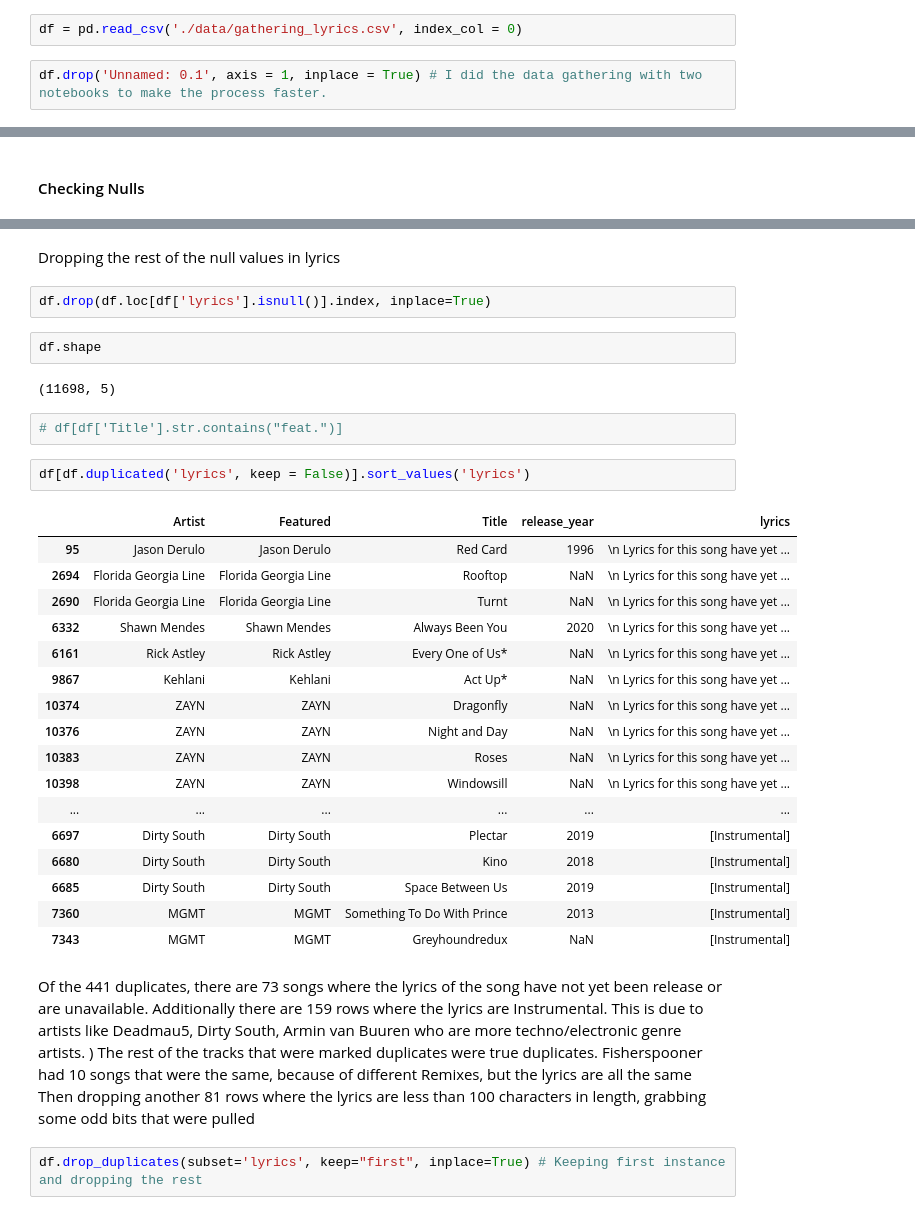
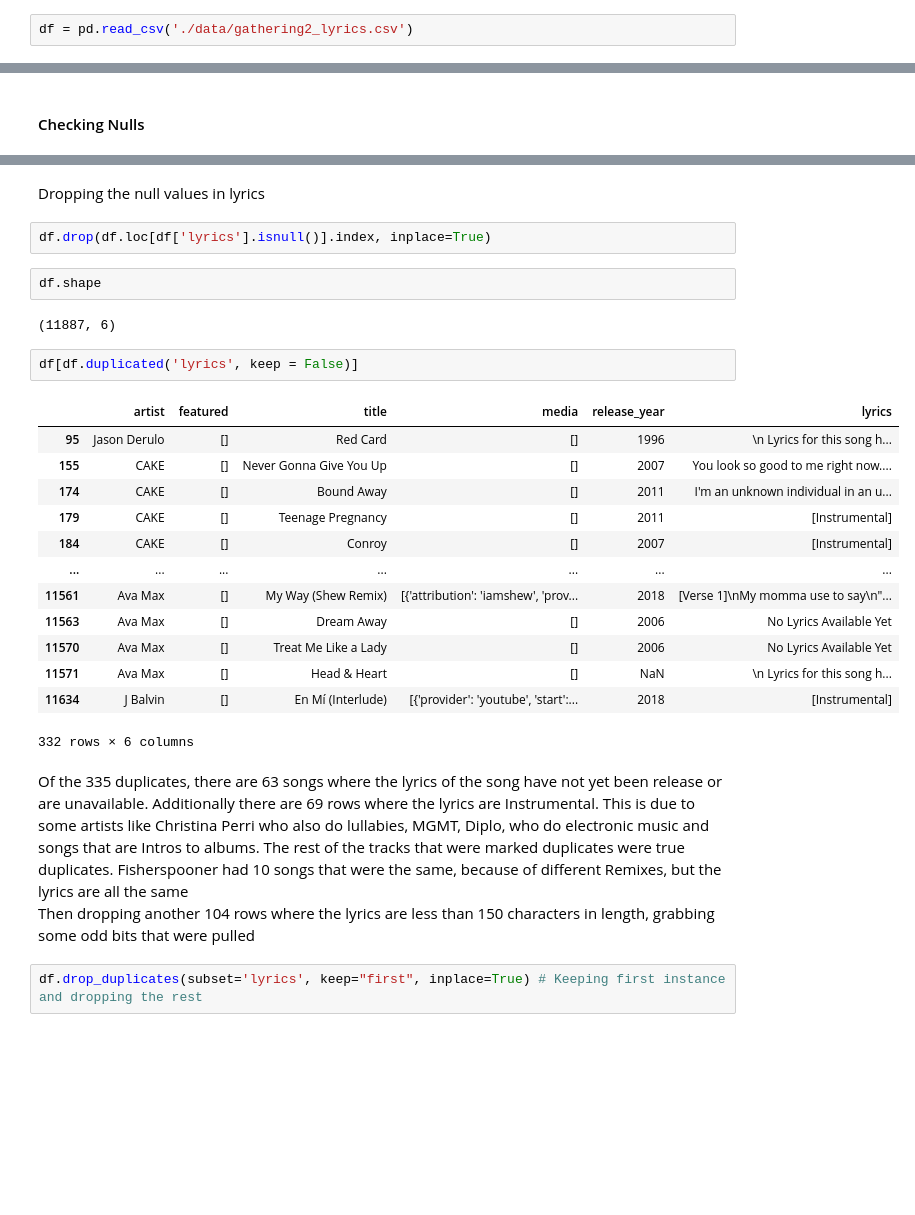
Before and after one commit to ArinkB/Predicting-Song-Skips, a Jupyter notebook: 2_Data Cleanup.ipynb, the cells around one changed output, grey strips where cells are left out. Cells and saved outputs as stored; diff of their text form; blank space fills up the shorter version.

Commit message:
featured column cleaned up

```diff
--- a/2_Data Cleanup.ipynb
+++ b/2_Data Cleanup.ipynb
@@ -14,9 +14,7 @@ import time
 import lyricsgenius # Lyricsgenious Library to use with Genius API
 from requests.exceptions import Timeout # To avoid timeout errors during pull
 # %%
-df = pd.read_csv('./data/gathering_lyrics.csv', index_col = 0)
+df = pd.read_csv('./data/gathering2_lyrics.csv')
-# %%
-df.drop('Unnamed: 0.1', axis = 1, inplace = True) # I did the data gathering with two notebooks to make the process faster.
 # %%
 df.head()
 # %% [output]
@@ -88,37 +69,31 @@ df.loc[(df['Artist'] == "The Proclaimers") & (df['Title'] == "After You’re Gon
 # %% [markdown]
-Dropping the rest of the null values in lyrics
+Dropping the null values in lyrics
 # %%
 df.drop(df.loc[df['lyrics'].isnull()].index, inplace=True)
 # %%
 df.shape
 # %% [output]
-(11698, 5)
+(11887, 6)
-# %%
-# df[df['Title'].str.contains("feat.")]
 # %%
-df[df.duplicated('lyrics', keep = False)].sort_values('lyrics')
+df[df.duplicated('lyrics', keep = False)]
 # %% [output]
-|  | Artist | Featured | Title | release_year | lyrics |
-| 95 | Jason Derulo | Jason Derulo | Red Card | 1996 | \n Lyrics for this song have yet ... |
-| 2694 | Florida Georgia Line | Florida Georgia Line | Rooftop | NaN | \n Lyrics for this song have yet ... |
-| 2690 | Florida Georgia Line | Florida Georgia Line | Turnt | NaN | \n Lyrics for this song have yet ... |
-| 6332 | Shawn Mendes | Shawn Mendes | Always Been You | 2020 | \n Lyrics for this song have yet ... |
-| 6161 | Rick Astley | Rick Astley | Every One of Us* | NaN | \n Lyrics for this song have yet ... |
-| 9867 | Kehlani | Kehlani | Act Up* | NaN | \n Lyrics for this song have yet ... |
-| 10374 | ZAYN | ZAYN | Dragonfly | NaN | \n Lyrics for this song have yet ... |
-| 10376 | ZAYN | ZAYN | Night and Day | NaN | \n Lyrics for this song have yet ... |
-| 10383 | ZAYN | ZAYN | Roses | NaN | \n Lyrics for this song have yet ... |
-| 10398 | ZAYN | ZAYN | Windowsill | NaN | \n Lyrics for this song have yet ... |
-| ... | ... | ... | ... | ... | ... |
-| 6697 | Dirty South | Dirty South | Plectar | 2019 | [Instrumental] |
-| 6680 | Dirty South | Dirty South | Kino | 2018 | [Instrumental] |
-| 6685 | Dirty South | Dirty South | Space Between Us | 2019 | [Instrumental] |
-| 7360 | MGMT | MGMT | Something To Do With Prince | 2013 | [Instrumental] |
-| 7343 | MGMT | MGMT | Greyhoundredux | NaN | [Instrumental] |
+|  | artist | featured | title | media | release_year | lyrics |
+| 95 | Jason Derulo | [] | Red Card | [] | 1996 | \n Lyrics for this song h... |
+| 155 | CAKE | [] | Never Gonna Give You Up | [] | 2007 | You look so good to me right now.... |
+| 174 | CAKE | [] | Bound Away | [] | 2011 | I'm an unknown individual in an u... |
+| 179 | CAKE | [] | Teenage Pregnancy | [] | 2011 | [Instrumental] |
+| 184 | CAKE | [] | Conroy | [] | 2007 | [Instrumental] |
+| ... | ... | ... | ... | ... | ... | ... |
+| 11561 | Ava Max | [] | My Way (Shew Remix) | [{'attribution': 'iamshew', 'prov... | 2018 | [Verse 1]\nMy momma use to say\n"... |
+| 11563 | Ava Max | [] | Dream Away | [] | 2006 | No Lyrics Available Yet |
+| 11570 | Ava Max | [] | Treat Me Like a Lady | [] | 2006 | No Lyrics Available Yet |
+| 11571 | Ava Max | [] | Head & Heart | [] | NaN | \n Lyrics for this song h... |
+| 11634 | J Balvin | [] | En Mí (Interlude) | [{'provider': 'youtube', 'start':... | 2018 | [Instrumental] |
+332 rows × 6 columns
 # %% [markdown]
-Of the 441 duplicates, there are 73 songs where the lyrics of the song have not yet been release or are unavailable. Additionally there are 159 rows where the lyrics are Instrumental. This is due to artists like Deadmau5, Dirty South, Armin van Buuren who are more techno/electronic genre artists. )
+Of the 335 duplicates, there are 63 songs where the lyrics of the song have not yet been release or are unavailable. Additionally there are 69 rows where the lyrics are Instrumental. This is due to some artists like Christina Perri who also do lullabies, MGMT, Diplo, who do electronic music and songs that are Intros to albums.
 The rest of the tracks that were marked duplicates were true duplicates. Fisherspooner had 10 songs that were the same, because of different Remixes, but the lyrics are all the same
-<br> Then dropping another 81 rows where the lyrics are less than 100 characters in length, grabbing some odd bits that were pulled </br>
+<br> Then dropping another 104 rows where the lyrics are less than 150 characters in length, grabbing some odd bits that were pulled </br>
 # %%
 df.drop_duplicates(subset='lyrics', keep="first", inplace=True) # Keeping first instance and dropping the rest
 # %%
```
Also changed, not shown: parts of 30 cells of this notebook, 1 other file.
